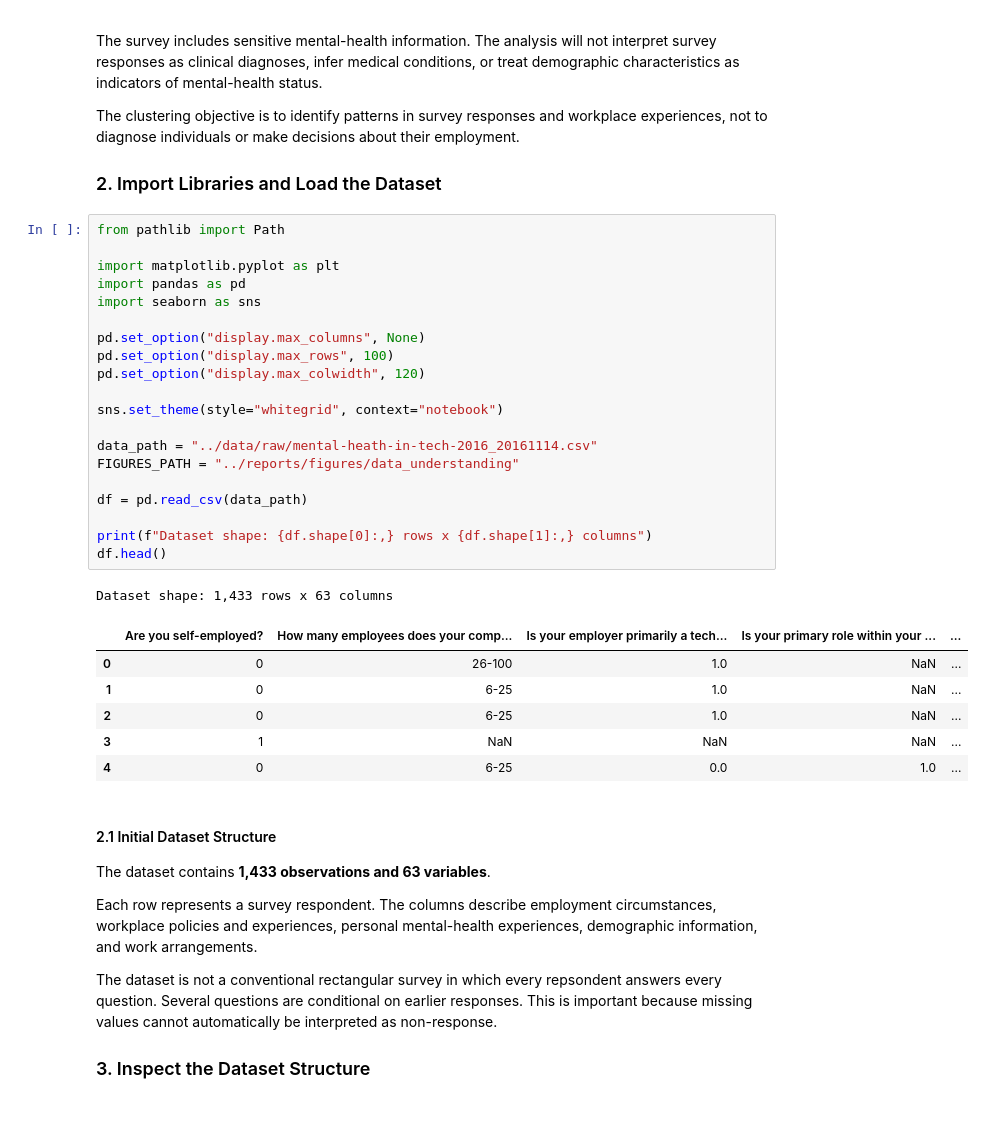
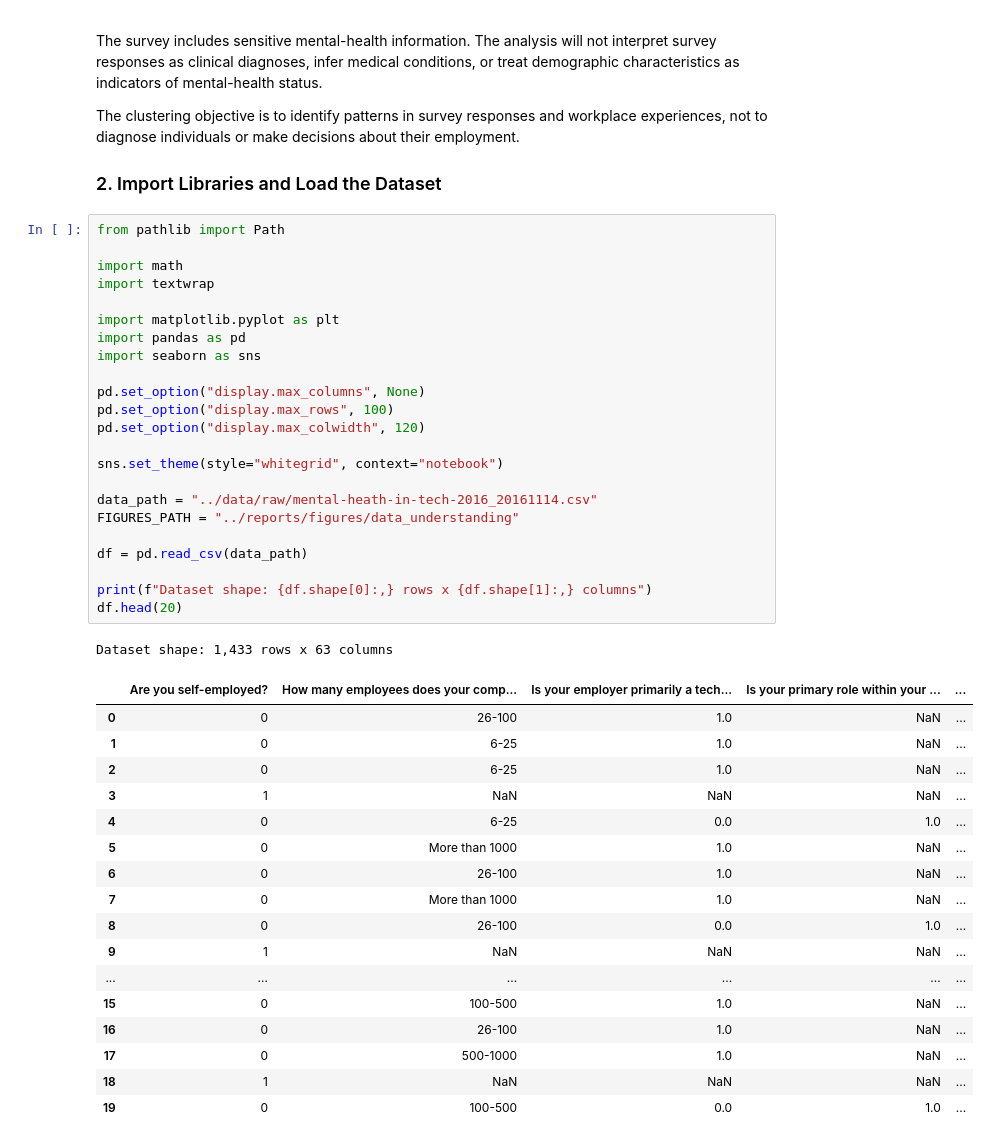
Before and after one commit to CyrilCele/osmi-mental-health-data-clustering, a Jupyter notebook: notebooks/01_data_understanding.ipynb, the cells around one changed output. Cells and saved outputs as stored; diff of their text form; blank space fills up the shorter version.

```diff
--- a/notebooks/01_data_understanding.ipynb
+++ b/notebooks/01_data_understanding.ipynb
@@ -103,39 +103,43 @@ The clustering objective is to identify patterns in survey responses and workpla
 ### 2. Import Libraries and Load the Dataset
 # %%
 from pathlib import Path
+
+import math
+import textwrap
 
 import matplotlib.pyplot as plt
 import pandas as pd
 import seaborn as sns
 
 pd.set_option("display.max_columns", None)
 pd.set_option("display.max_rows", 100)
 pd.set_option("display.max_colwidth", 120)
 
 sns.set_theme(style="whitegrid", context="notebook")
 
 data_path = "../data/raw/mental-heath-in-tech-2016_20161114.csv"
 FIGURES_PATH = "../reports/figures/data_understanding"
 
 df = pd.read_csv(data_path)
 
 print(f"Dataset shape: {df.shape[0]:,} rows x {df.shape[1]:,} columns")
-df.head()
+df.head(20)
 # %% [output]
 Dataset shape: 1,433 rows x 63 columns
 |  | Are you self-employed? | How many employees does your comp... | Is your employer primarily a tech... | Is your primary role within your ... | ... |
 | 0 | 0 | 26-100 | 1.0 | NaN | ... |
 | 1 | 0 | 6-25 | 1.0 | NaN | ... |
 | 2 | 0 | 6-25 | 1.0 | NaN | ... |
 | 3 | 1 | NaN | NaN | NaN | ... |
 | 4 | 0 | 6-25 | 0.0 | 1.0 | ... |
+| 5 | 0 | More than 1000 | 1.0 | NaN | ... |
+| 6 | 0 | 26-100 | 1.0 | NaN | ... |
+| 7 | 0 | More than 1000 | 1.0 | NaN | ... |
+| 8 | 0 | 26-100 | 0.0 | 1.0 | ... |
+| 9 | 1 | NaN | NaN | NaN | ... |
+| ... | ... | ... | ... | ... | ... |
+| 15 | 0 | 100-500 | 1.0 | NaN | ... |
+| 16 | 0 | 26-100 | 1.0 | NaN | ... |
+| 17 | 0 | 500-1000 | 1.0 | NaN | ... |
+| 18 | 1 | NaN | NaN | NaN | ... |
+| 19 | 0 | 100-500 | 0.0 | 1.0 | ... |
-# %% [markdown]
-#### 2.1 Initial Dataset Structure
-
-The dataset contains **1,433 observations and 63 variables**.
-
-Each row represents a survey respondent. The columns describe employment circumstances, workplace policies and experiences, personal mental-health experiences, demographic information, and work arrangements.
-
-The dataset is not a conventional rectangular survey in which every repsondent answers every question. Several questions are conditional on earlier responses. This is important because missing values cannot automatically be interpreted as non-response.
-
-### 3. Inspect the Dataset Structure
```
Also changed, not shown: parts of 72 cells of this notebook, 12 other files.
